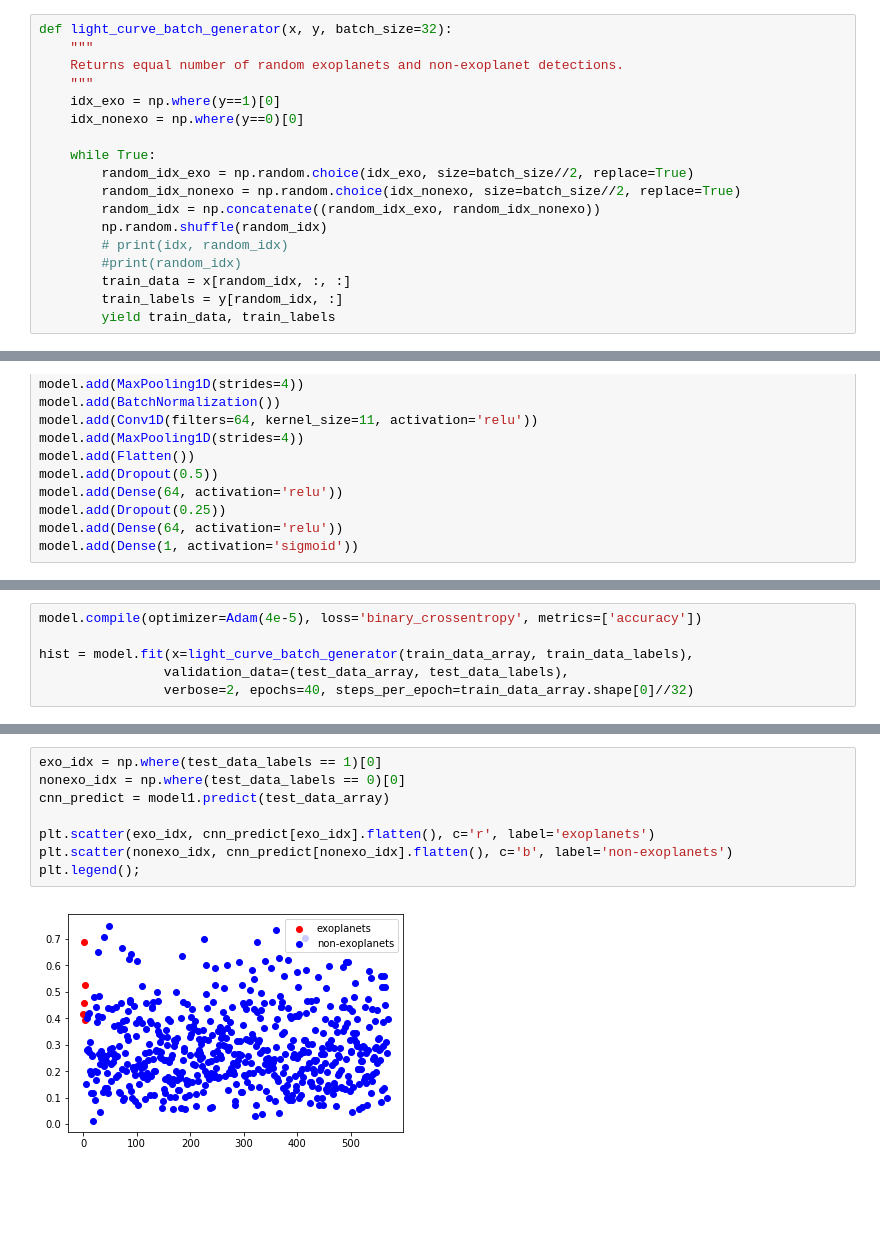
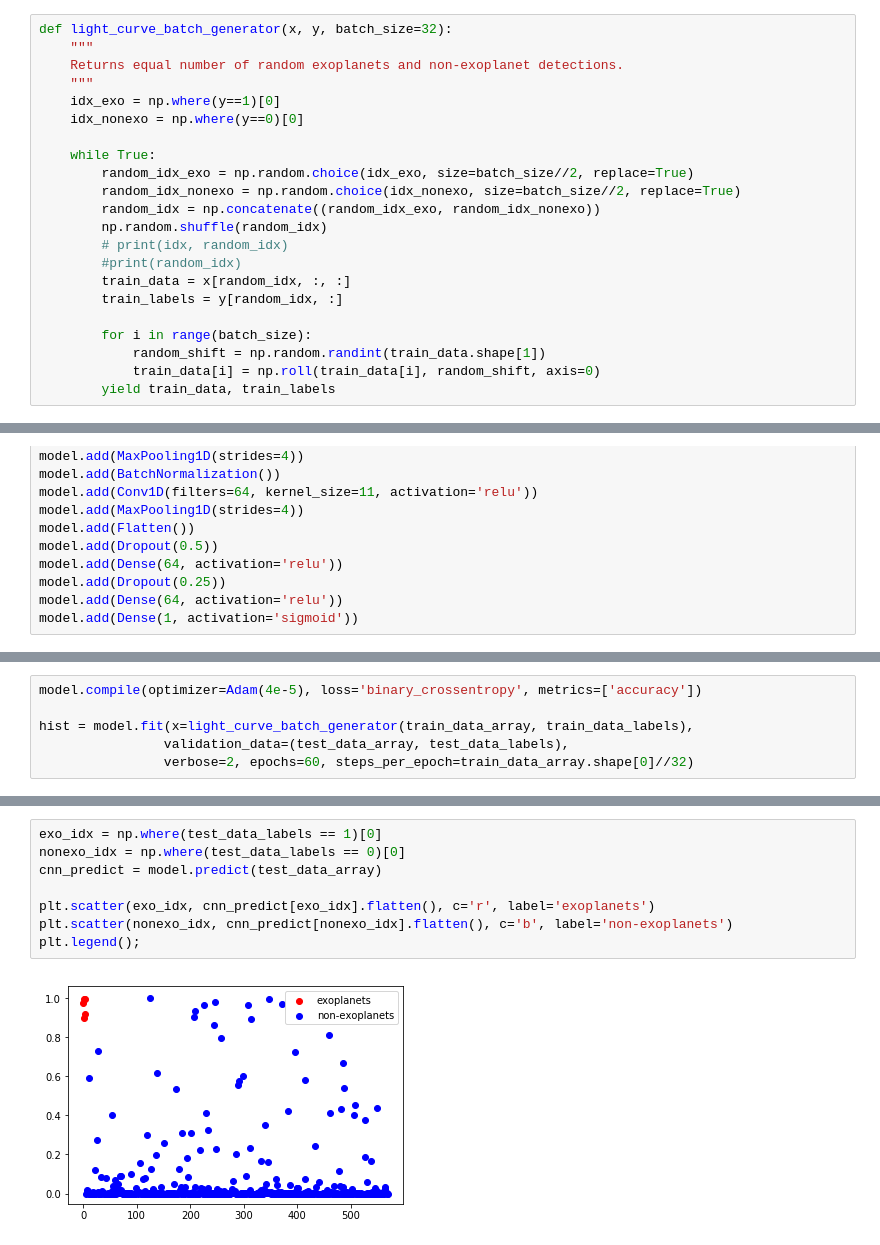
Before and after one commit to RockyMountainDataScience/Spring_2020_Workshops, a Jupyter notebook: workshop5/exoplanet_cnn.ipynb, the cells around one changed output, grey strips where cells are left out. Saved outputs shown, nothing was run; the diff lists cells and outputs as text; blank space fills up the shorter version.

```diff
--- a/workshop5/exoplanet_cnn.ipynb
+++ b/workshop5/exoplanet_cnn.ipynb
@@ -76,6 +76,10 @@ def light_curve_batch_generator(x, y, batch_size=32):
         #print(random_idx)
         train_data = x[random_idx, :, :]
         train_labels = y[random_idx, :]
+
+        for i in range(batch_size):
+            random_shift = np.random.randint(train_data.shape[1])
+            train_data[i] = np.roll(train_data[i], random_shift, axis=0)
         yield train_data, train_labels
 # %% [markdown]
 Test the batch generator
@@ -131,5 +135,5 @@ model.compile(optimizer=Adam(4e-5), loss='binary_crossentropy', metrics=['accura
 
 hist = model.fit(x=light_curve_batch_generator(train_data_array, train_data_labels),
                 validation_data=(test_data_array, test_data_labels),
-                verbose=2, epochs=40, steps_per_epoch=train_data_array.shape[0]//32)
+                verbose=2, epochs=60, steps_per_epoch=train_data_array.shape[0]//32)
 # %% [output]
@@ -169,10 +175,10 @@ model1.evaluate(test_data_array, test_data_labels, verbose=2)
 # %%
 exo_idx = np.where(test_data_labels == 1)[0]
 nonexo_idx = np.where(test_data_labels == 0)[0]
-cnn_predict = model1.predict(test_data_array)
+cnn_predict = model.predict(test_data_array)
 
 plt.scatter(exo_idx, cnn_predict[exo_idx].flatten(), c='r', label='exoplanets')
 plt.scatter(nonexo_idx, cnn_predict[nonexo_idx].flatten(), c='b', label='non-exoplanets')
 plt.legend();
 # %% [output]
-[figure, old version]
+[figure, new version]
```
Also changed, not shown: parts of 5 cells of this notebook.
